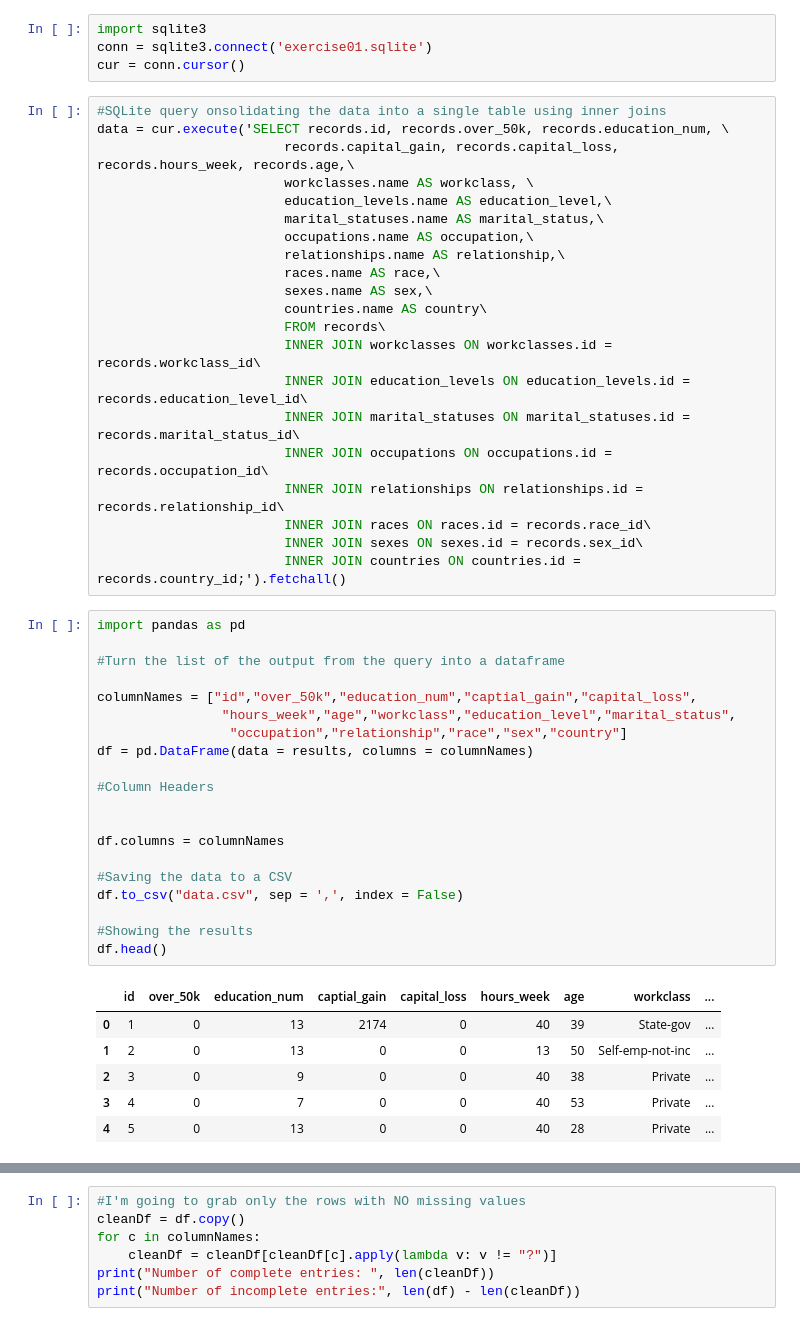
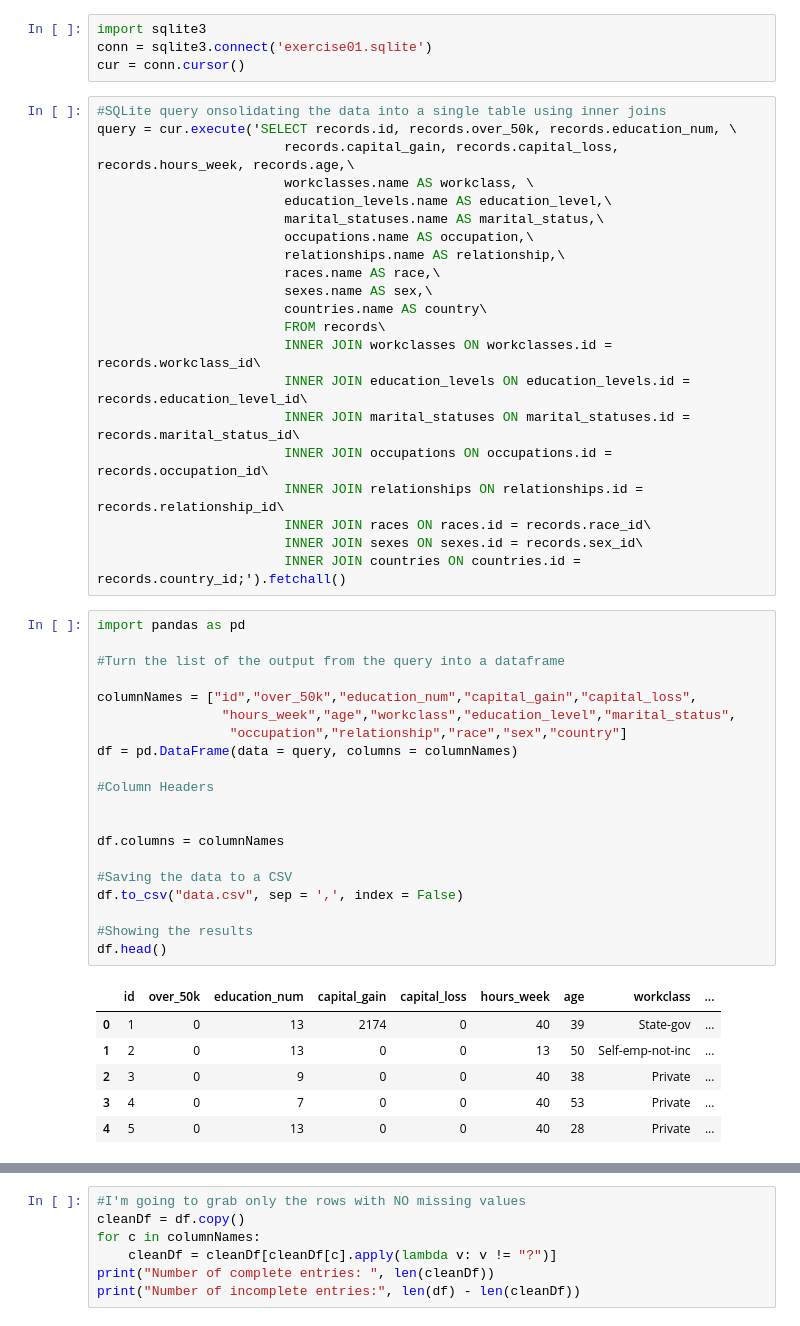
Before and after one commit to sfe2/data-scientist-exercise01, a Jupyter notebook: RTI.ipynb, the cells around one changed output, grey strips where cells are left out. Saved outputs shown, nothing was run; the diff lists cells and outputs as text.

```diff
--- a/RTI.ipynb
+++ b/RTI.ipynb
@@ -8,7 +8,7 @@ conn = sqlite3.connect('exercise01.sqlite')
 cur = conn.cursor()
 # %%
 #SQLite query onsolidating the data into a single table using inner joins
-data = cur.execute('SELECT records.id, records.over_50k, records.education_num, \
+query = cur.execute('SELECT records.id, records.over_50k, records.education_num, \
                         records.capital_gain, records.capital_loss, records.hours_week, records.age,\
                         workclasses.name AS workclass, \
                         education_levels.name AS education_level,\
@@ -30,25 +30,25 @@ data = cur.execute('SELECT records.id, records.over_50k, records.education_num,
 # %%
 import pandas as pd
 
 #Turn the list of the output from the query into a dataframe
 
-columnNames = ["id","over_50k","education_num","captial_gain","capital_loss",
+columnNames = ["id","over_50k","education_num","capital_gain","capital_loss",
                 "hours_week","age","workclass","education_level","marital_status",
                  "occupation","relationship","race","sex","country"]
-df = pd.DataFrame(data = results, columns = columnNames)
+df = pd.DataFrame(data = query, columns = columnNames)
 
 #Column Headers
 
 
 df.columns = columnNames
 
 #Saving the data to a CSV
 df.to_csv("data.csv", sep = ',', index = False)
 
 #Showing the results
 df.head()
 # %% [output]
-|  | id | over_50k | education_num | captial_gain | capital_loss | hours_week | age | workclass | ... |
+|  | id | over_50k | education_num | capital_gain | capital_loss | hours_week | age | workclass | ... |
 | 0 | 1 | 0 | 13 | 2174 | 0 | 40 | 39 | State-gov | ... |
 | 1 | 2 | 0 | 13 | 0 | 0 | 13 | 50 | Self-emp-not-inc | ... |
 | 2 | 3 | 0 | 9 | 0 | 0 | 40 | 38 | Private | ... |
```
Also changed, not shown: parts of 7 cells of this notebook, 2 other files.
